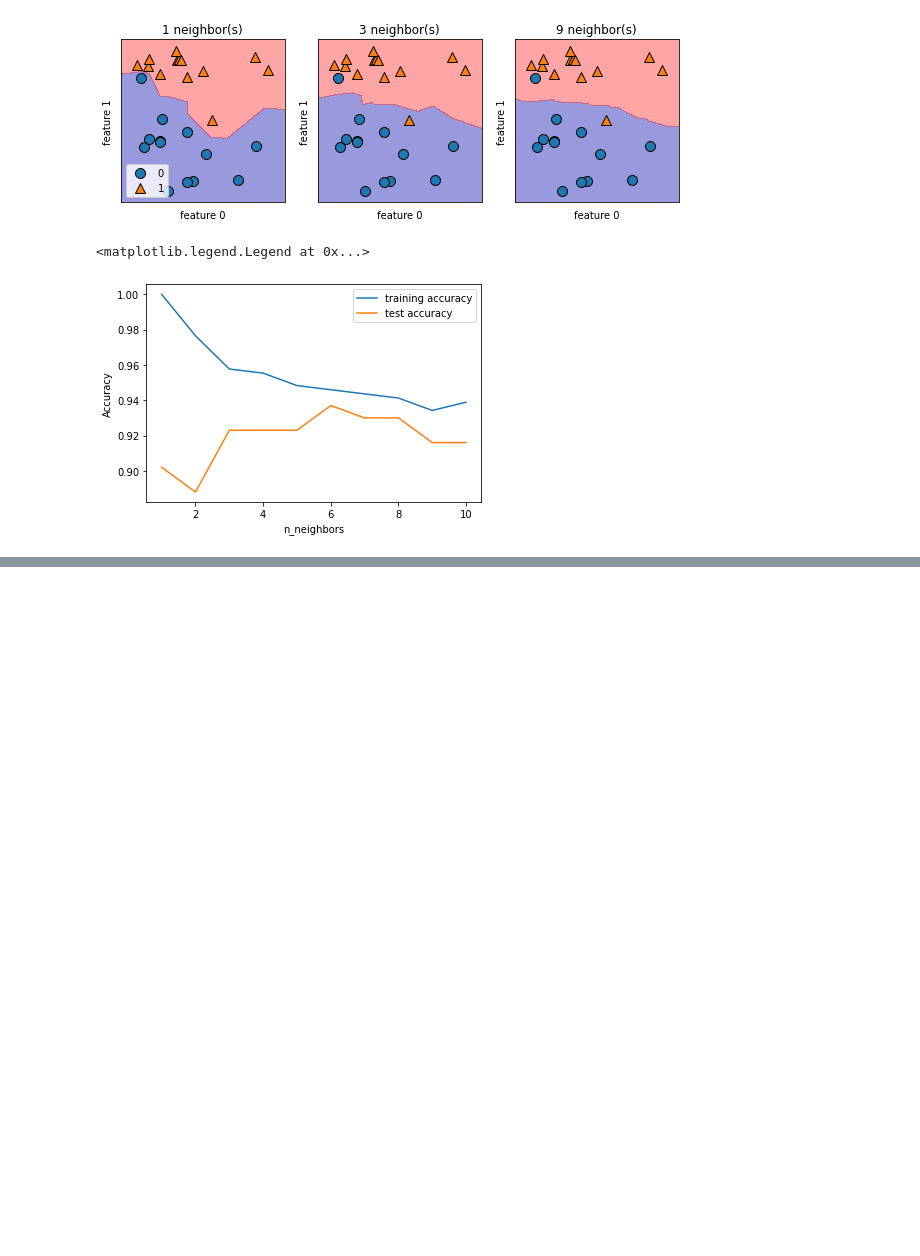
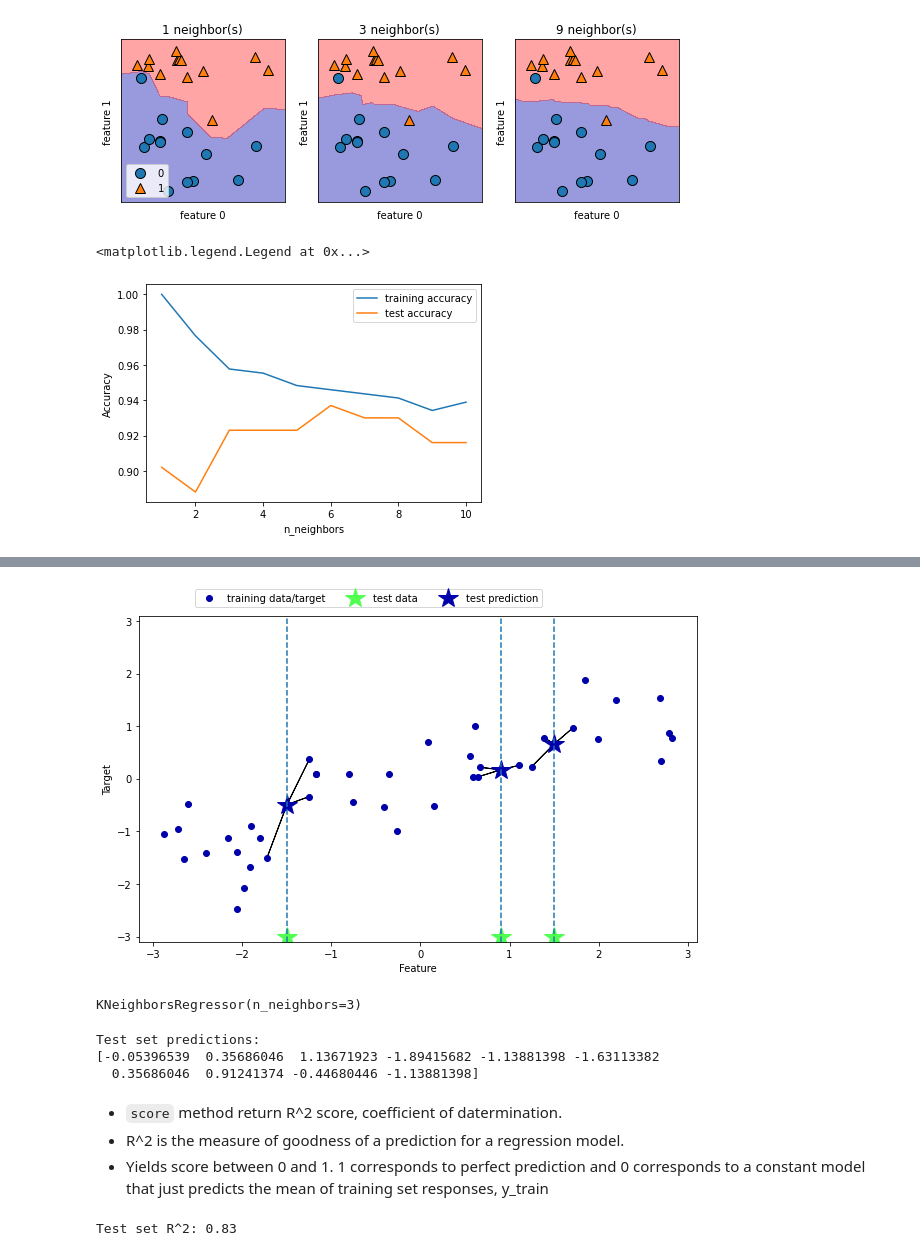
Before and after one commit to chewzzz1014/ml-learning-projects, a Jupyter notebook: k-Nearest Neighbors.ipynb, the cells around one changed output, grey strips where cells are left out. Cells and saved outputs as stored; diff of their text form; code cells hidden in the pictures; blank space fills up the shorter version.

Commit message:
add knn regressor analysis

```diff
--- a/k-Nearest Neighbors.ipynb
+++ b/k-Nearest Neighbors.ipynb
@@ -117,0 +124,28 @@ plt.legend()
+# %%
+mglearn.plots.plot_knn_regression(n_neighbors=3)
+# %% [output]
+[figure, added]
+# %%
+from sklearn.neighbors import KNeighborsRegressor
+
+X, y = mglearn.datasets.make_wave(n_samples=40)
+X_train, X_test, y_train, y_test = train_test_split(X, y, random_state=0)
+
+reg = KNeighborsRegressor(n_neighbors=3)
+reg.fit(X_train, y_train)
+# %% [output]
+KNeighborsRegressor(n_neighbors=3)
+# %%
+print('Test set predictions:\n{}'.format(reg.predict(X_test)))
+# %% [output]
+Test set predictions:
+[-0.05396539  0.35686046  1.13671923 -1.89415682 -1.13881398 -1.63113382
+  0.35686046  0.91241374 -0.44680446 -1.13881398]
+# %% [markdown]
+- `score` method return R^2 score, coefficient of datermination.
+- R^2 is the measure of goodness of a prediction for a regression model.
+- Yields score between 0 and 1. 1 corresponds to perfect prediction and 0 corresponds to a constant model that just predicts the mean of training set responses, y_train
+# %%
+print('Test set R^2: {:.2f}'.format(reg.score(X_test, y_test)))
+# %% [output]
+Test set R^2: 0.83
```
Also changed, not shown: parts of 4 cells of this notebook.
